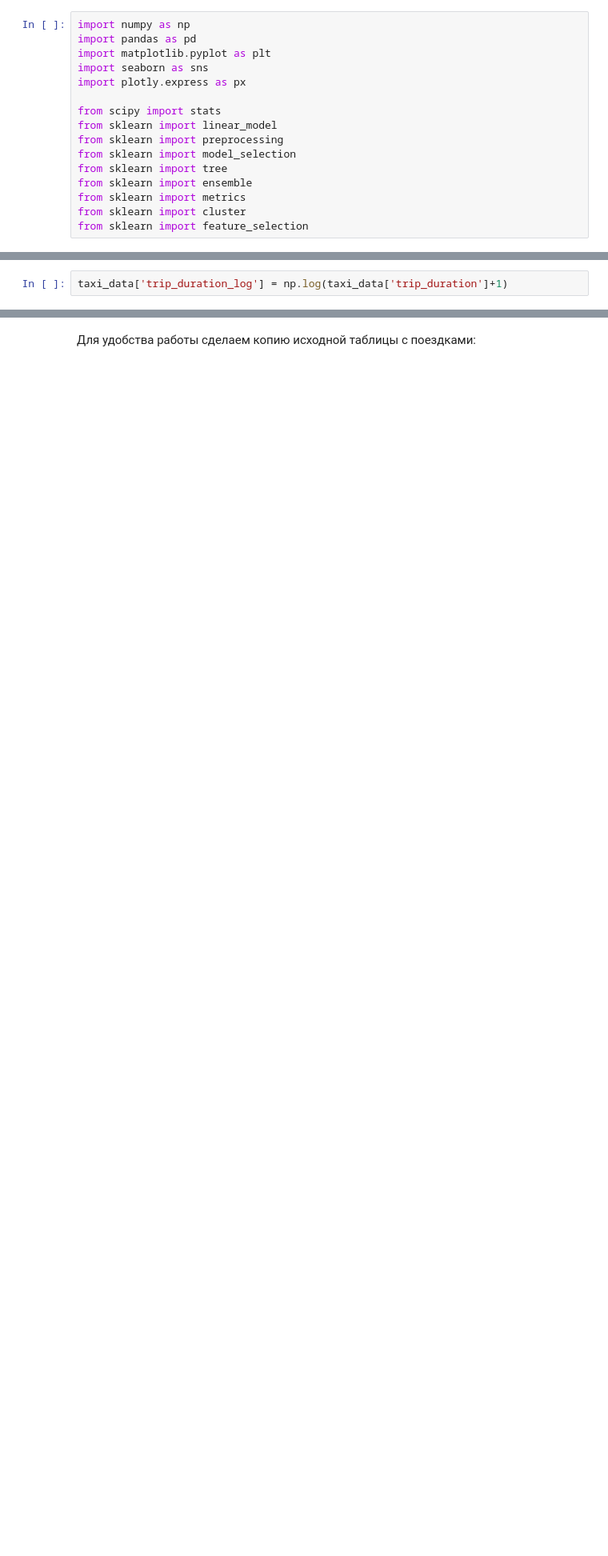
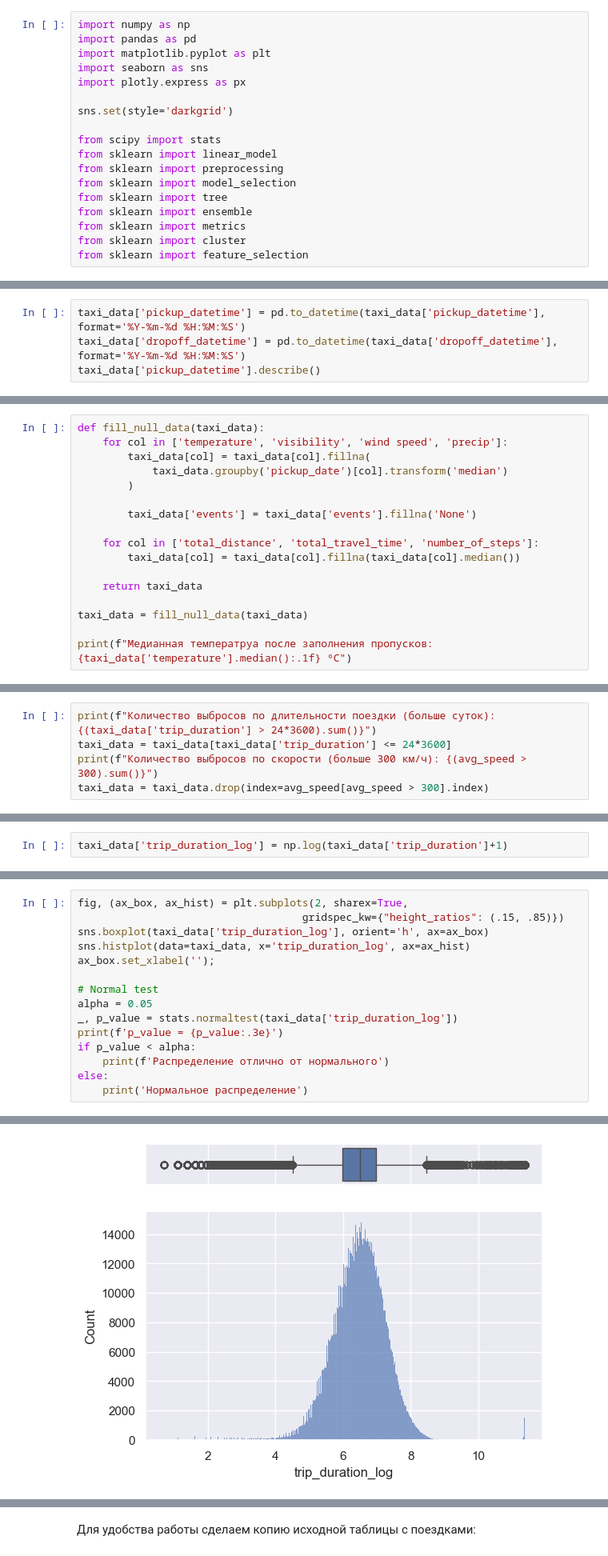
Before and after one commit to mvulf/sf_data_science, a Jupyter notebook: project_5/Project-5_Taxi.ipynb, the cells around one changed output, grey strips where cells are left out. Shown at 80% size. Drawn from its saved outputs; the diff is of its cells as text; blank space fills up the shorter version.

Commit message:
[ADD] Solution with test-submission

```diff
--- a/project_5/Project-5_Taxi.ipynb
+++ b/project_5/Project-5_Taxi.ipynb
@@ -64,6 +64,8 @@ import pandas as pd
 import matplotlib.pyplot as plt
 import seaborn as sns
 import plotly.express as px
+
+sns.set(style='darkgrid')
 
 from scipy import stats
 from sklearn import linear_model
@@ -118,0 +133,4 @@ taxi_data.head()
+# %%
+taxi_data['pickup_datetime'] = pd.to_datetime(taxi_data['pickup_datetime'], format='%Y-%m-%d %H:%M:%S')
+taxi_data['dropoff_datetime'] = pd.to_datetime(taxi_data['dropoff_datetime'], format='%Y-%m-%d %H:%M:%S')
+taxi_data['pickup_datetime'].describe()
@@ -261,0 +501,17 @@ weather_data = pd.read_csv('data/weather_data.csv')
+# %%
+def fill_null_data(taxi_data):
+    for col in ['temperature', 'visibility', 'wind speed', 'precip']:
+        taxi_data[col] = taxi_data[col].fillna(
+            taxi_data.groupby('pickup_date')[col].transform('median')
+        )
+
+        taxi_data['events'] = taxi_data['events'].fillna('None')
+
+    for col in ['total_distance', 'total_travel_time', 'number_of_steps']:
+        taxi_data[col] = taxi_data[col].fillna(taxi_data[col].median())
+
+    return taxi_data
+
+taxi_data = fill_null_data(taxi_data)
+
+print(f"Медианная температруа после заполнения пропусков: {taxi_data['temperature'].median():.1f} ºC")
@@ -293,0 +552,5 @@ ax.set_ylabel('Average speed');
+# %%
+print(f"Количество выбросов по длительности поездки (больше суток): {(taxi_data['trip_duration'] > 24*3600).sum()}")
+taxi_data = taxi_data[taxi_data['trip_duration'] <= 24*3600]
+print(f"Количество выбросов по скорости (больше 300 км/ч): {(avg_speed > 300).sum()}")
+taxi_data = taxi_data.drop(index=avg_speed[avg_speed > 300].index)
@@ -317,0 +582,16 @@ taxi_data['trip_duration_log'] = np.log(taxi_data['trip_duration']+1)
+# %%
+fig, (ax_box, ax_hist) = plt.subplots(2, sharex=True,
+                                    gridspec_kw={"height_ratios": (.15, .85)})
+sns.boxplot(taxi_data['trip_duration_log'], orient='h', ax=ax_box)
+sns.histplot(data=taxi_data, x='trip_duration_log', ax=ax_hist)
+ax_box.set_xlabel('');
+
+# Normal test
+alpha = 0.05
+_, p_value = stats.normaltest(taxi_data['trip_duration_log'])
+print(f'p_value = {p_value:.3e}')
+if p_value < alpha:
+    print(f'Распределение отлично от нормального')
+else:
+    print('Нормальное распределение')
+# %% [output]
@@ -318,3 +600,4 @@ taxi_data['trip_duration_log'] = np.log(taxi_data['trip_duration']+1)
+[figure, added]
 # %% [markdown]
 ### Задание 3.2.
 Постройте визуализацию, которая позволит сравнить распределение длительности поездки в логарифмическом масштабе (trip_duration_log) в зависимости от таксопарка (vendor_id).
```
Also changed, not shown: parts of 112 cells of this notebook, 7 other files.
